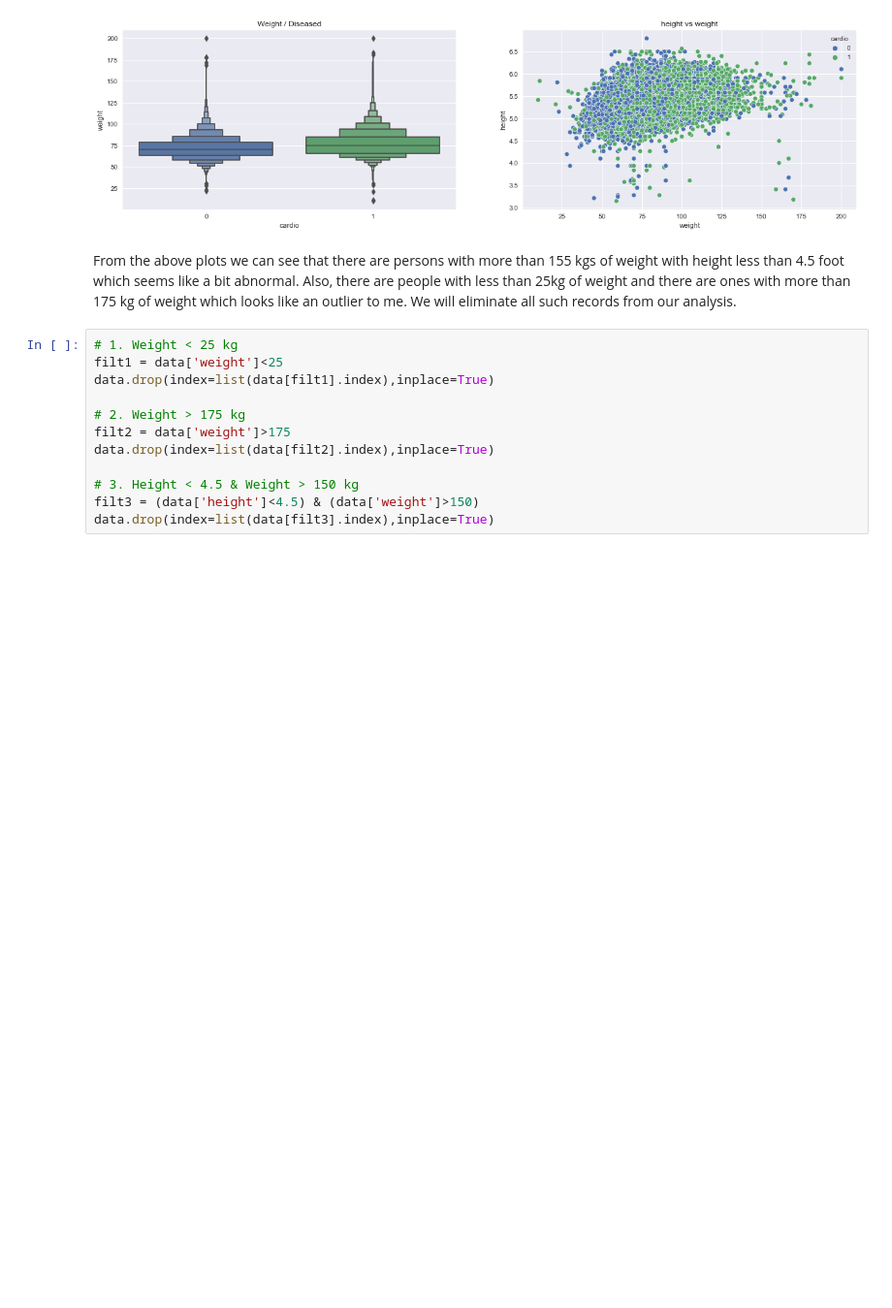
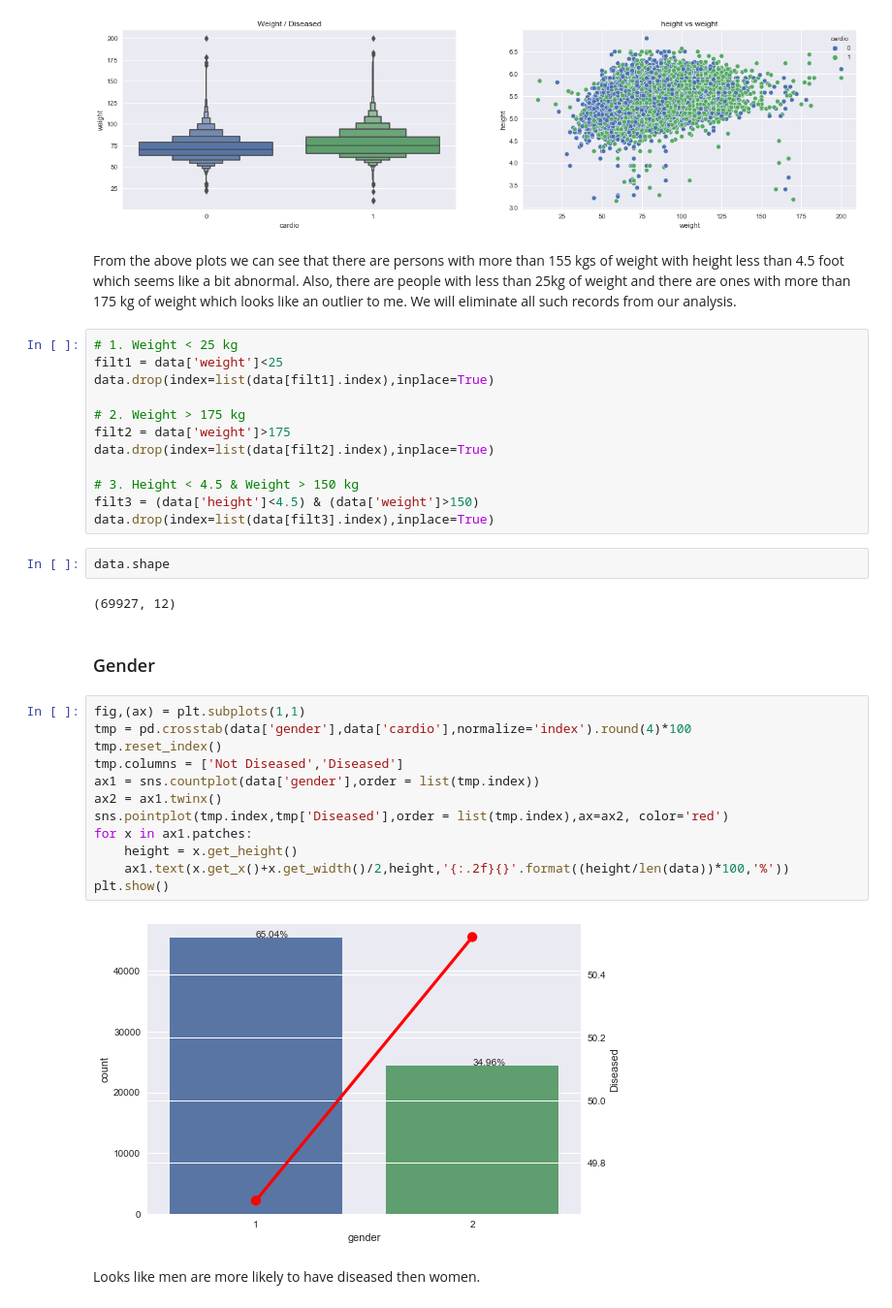
Before and after one commit to Aditya-Ramachandran/cardiovascular-disease-detection, a Jupyter notebook: EDA 1.ipynb, the cells around one changed output. Shown: that part at 97% size. Saved outputs shown, nothing was run; the diff lists cells and outputs as text; blank space fills up the shorter version.

Commit message:
Gender Analysis added

```diff
--- a/EDA 1.ipynb
+++ b/EDA 1.ipynb
@@ -189,3 +189,25 @@ data.drop(index=list(data[filt2].index),inplace=True)
 # 3. Height < 4.5 & Weight > 150 kg
 filt3 = (data['height']<4.5) & (data['weight']>150)
 data.drop(index=list(data[filt3].index),inplace=True)
+# %%
+data.shape
+# %% [output]
+(69927, 12)
+# %% [markdown]
+###  Gender
+# %%
+fig,(ax) = plt.subplots(1,1)
+tmp = pd.crosstab(data['gender'],data['cardio'],normalize='index').round(4)*100
+tmp.reset_index()
+tmp.columns = ['Not Diseased','Diseased']
+ax1 = sns.countplot(data['gender'],order = list(tmp.index))
+ax2 = ax1.twinx()
+sns.pointplot(tmp.index,tmp['Diseased'],order = list(tmp.index),ax=ax2, color='red')
+for x in ax1.patches:
+    height = x.get_height()
+    ax1.text(x.get_x()+x.get_width()/2,height,'{:.2f}{}'.format((height/len(data))*100,'%'))
+plt.show()
+# %% [output]
+[figure, added]
+# %% [markdown]
+Looks like men are more likely to have diseased then women.
```
